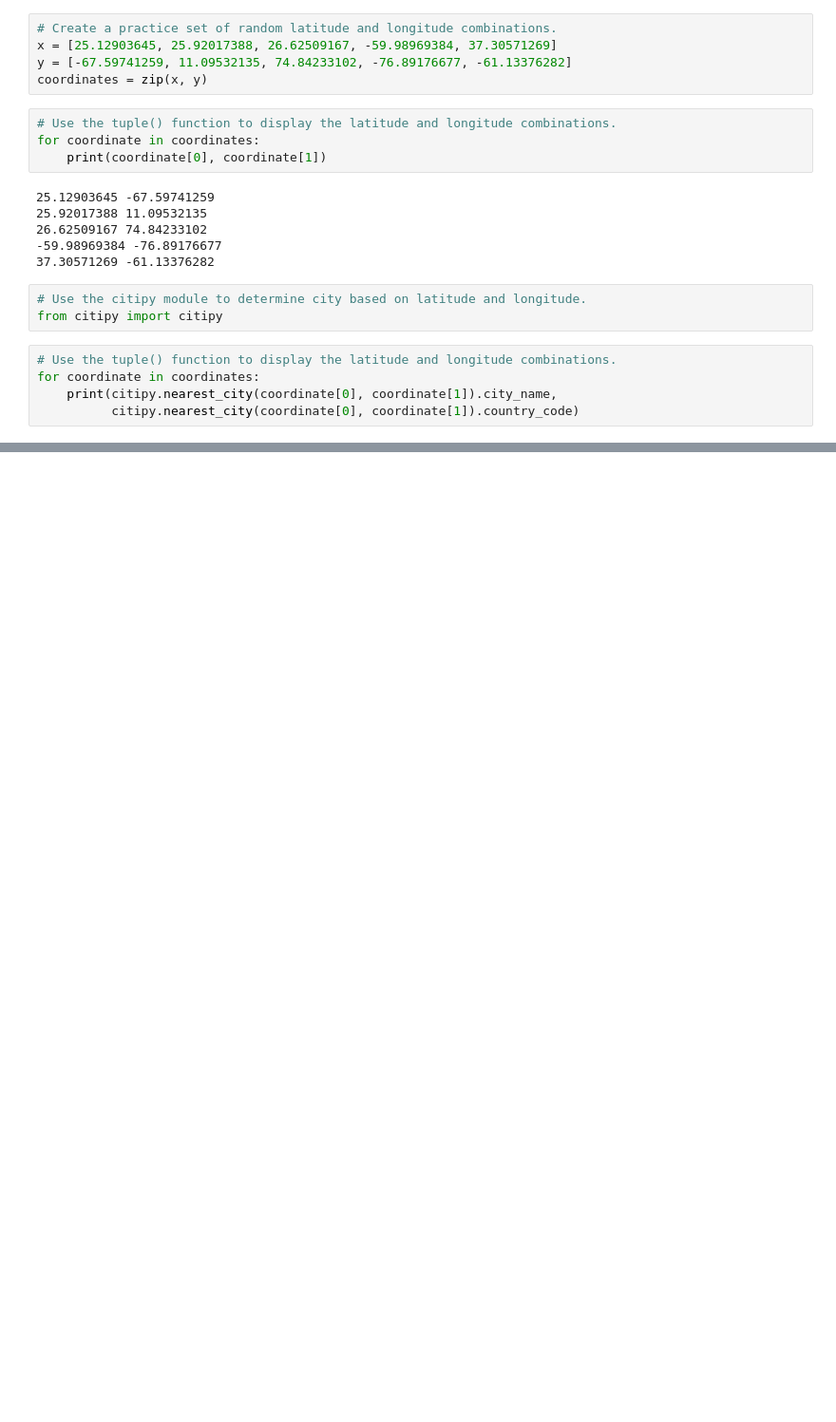
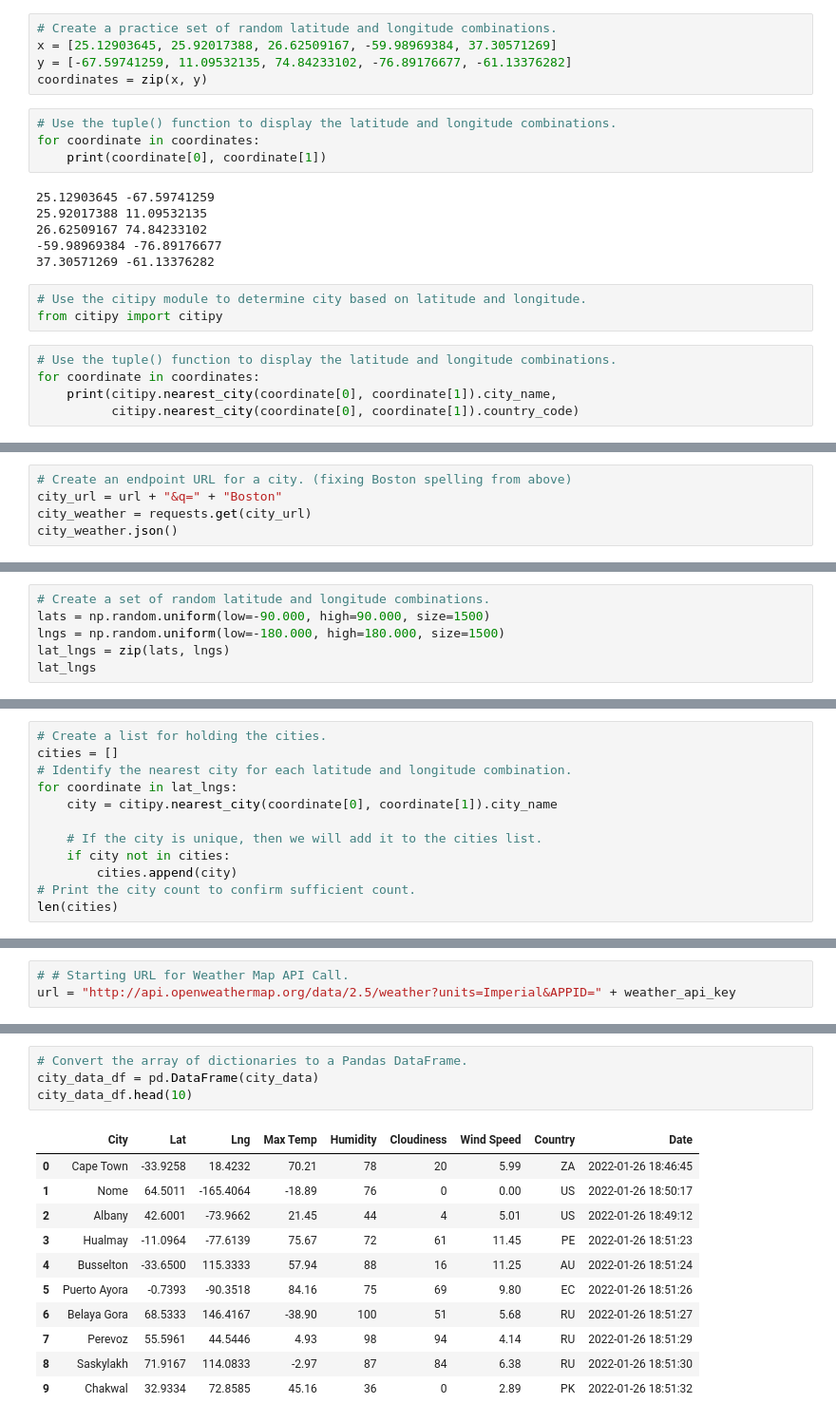
Before and after one commit to DanieliPatino/World_Weather_Analysis, a Jupyter notebook: API_practice.ipynb, the cells around one changed output, grey strips where cells are left out. Shown: that part at 95% size. Saved outputs shown, nothing was run; the diff lists cells and outputs as text; blank space fills up the shorter version.

```diff
--- a/API_practice.ipynb
+++ b/API_practice.ipynb
@@ -23,0 +107,5 @@ for coordinate in coordinates:
+# %%
+# Create an endpoint URL for a city. (fixing Boston spelling from above)
+city_url = url + "&q=" + "Boston"
+city_weather = requests.get(city_url)
+city_weather.json()
@@ -23,0 +207,6 @@ for coordinate in coordinates:
+# %%
+# Create a set of random latitude and longitude combinations.
+lats = np.random.uniform(low=-90.000, high=90.000, size=1500)
+lngs = np.random.uniform(low=-180.000, high=180.000, size=1500)
+lat_lngs = zip(lats, lngs)
+lat_lngs
@@ -23,0 +218,12 @@ for coordinate in coordinates:
+# %%
+# Create a list for holding the cities.
+cities = []
+# Identify the nearest city for each latitude and longitude combination.
+for coordinate in lat_lngs:
+    city = citipy.nearest_city(coordinate[0], coordinate[1]).city_name
+
+    # If the city is unique, then we will add it to the cities list.
+    if city not in cities:
+        cities.append(city)
+# Print the city count to confirm sufficient count.
+len(cities)
@@ -23,0 +232,3 @@ for coordinate in coordinates:
+# %%
+# # Starting URL for Weather Map API Call.
+url = "http://api.openweathermap.org/data/2.5/weather?units=Imperial&APPID=" + weather_api_key
@@ -23,0 +316,16 @@ for coordinate in coordinates:
+# %%
+# Convert the array of dictionaries to a Pandas DataFrame.
+city_data_df = pd.DataFrame(city_data)
+city_data_df.head(10)
+# %% [output]
+|  | City | Lat | Lng | Max Temp | Humidity | Cloudiness | Wind Speed | Country | Date |
+| 0 | Cape Town | -33.9258 | 18.4232 | 70.21 | 78 | 20 | 5.99 | ZA | 2022-01-26 18:46:45 |
+| 1 | Nome | 64.5011 | -165.4064 | -18.89 | 76 | 0 | 0.00 | US | 2022-01-26 18:50:17 |
+| 2 | Albany | 42.6001 | -73.9662 | 21.45 | 44 | 4 | 5.01 | US | 2022-01-26 18:49:12 |
+| 3 | Hualmay | -11.0964 | -77.6139 | 75.67 | 72 | 61 | 11.45 | PE | 2022-01-26 18:51:23 |
+| 4 | Busselton | -33.6500 | 115.3333 | 57.94 | 88 | 16 | 11.25 | AU | 2022-01-26 18:51:24 |
+| 5 | Puerto Ayora | -0.7393 | -90.3518 | 84.16 | 75 | 69 | 9.80 | EC | 2022-01-26 18:51:26 |
+| 6 | Belaya Gora | 68.5333 | 146.4167 | -38.90 | 100 | 51 | 5.68 | RU | 2022-01-26 18:51:27 |
+| 7 | Perevoz | 55.5961 | 44.5446 | 4.93 | 98 | 94 | 4.14 | RU | 2022-01-26 18:51:29 |
+| 8 | Saskylakh | 71.9167 | 114.0833 | -2.97 | 87 | 84 | 6.38 | RU | 2022-01-26 18:51:30 |
+| 9 | Chakwal | 32.9334 | 72.8585 | 45.16 | 36 | 0 | 2.89 | PK | 2022-01-26 18:51:32 |
```
Also changed, not shown: parts of 29 cells of this notebook, 3 other files.
